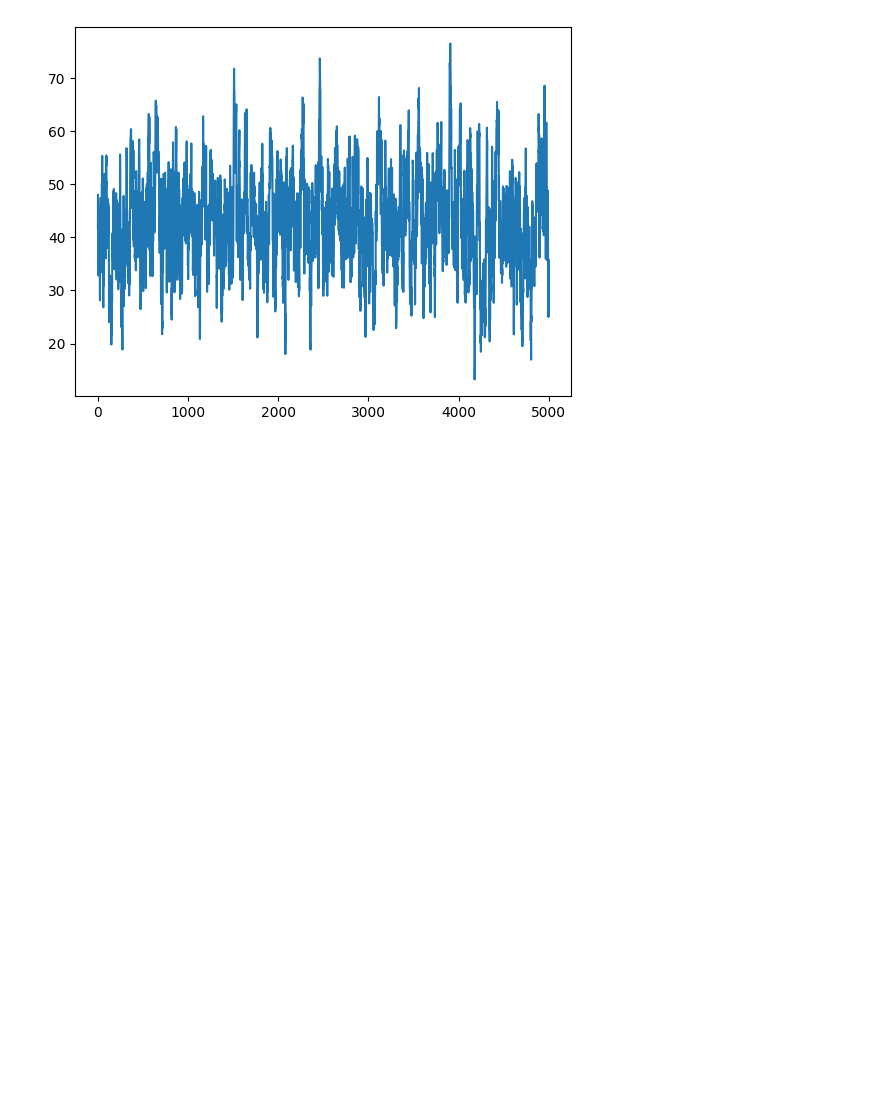
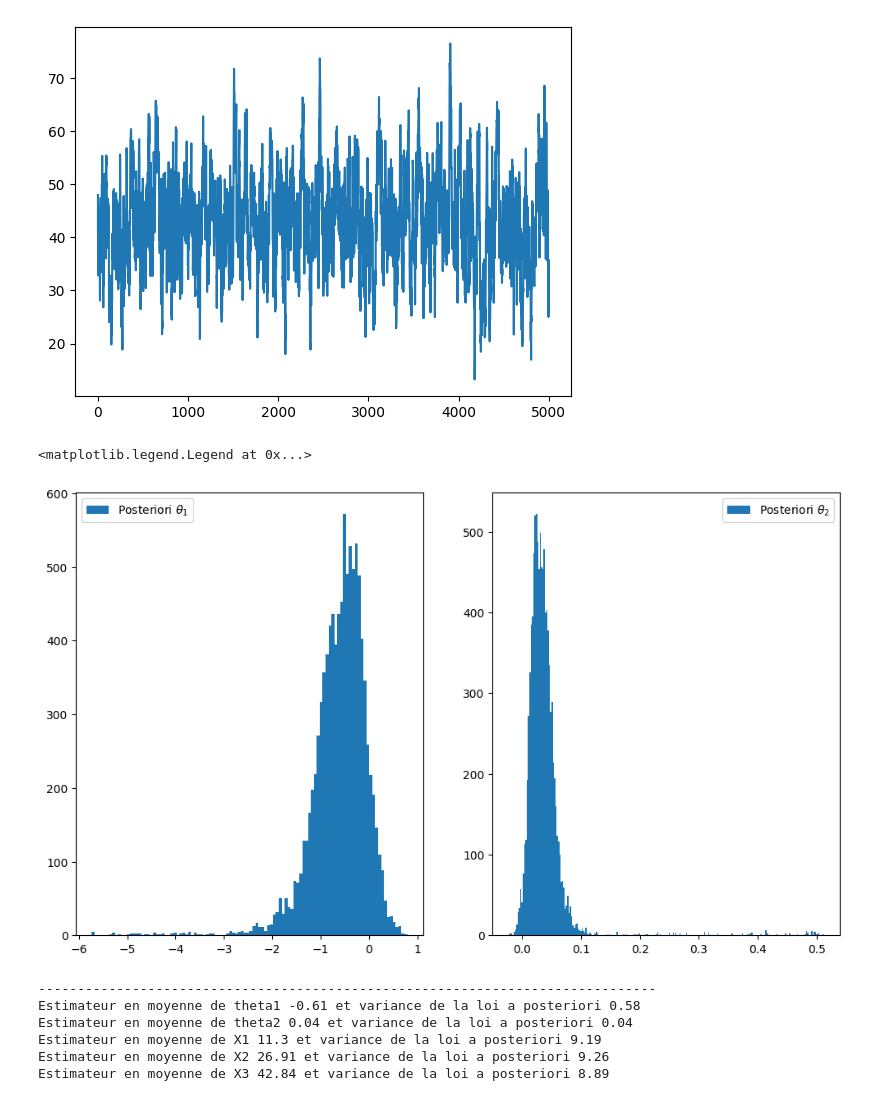
Before and after one commit to imn167/Air_Berkson, a Jupyter notebook: Air_2.ipynb, the cells around one changed output. Saved outputs shown, nothing was run; the diff lists cells and outputs as text; code cells hidden in the pictures; blank space fills up the shorter version.

```diff
--- a/Air_2.ipynb
+++ b/Air_2.ipynb
@@ -115,3 +115,29 @@ plt.show()
 [figure]
 [figure]
 [figure]
+# %%
+fig, ax = plt.subplot_mosaic([["A","B"]], figsize = (12, 7))
+ax["A"].hist(theta[: , 0], bins = "auto", label = r"Posteriori $\theta_1$")
+ax["A"].legend()
+
+
+ax["B"].hist(theta[: , 1], bins = "auto", label = r"Posteriori $\theta_2$")
+ax["B"].legend()
+# %% [output]
+<matplotlib.legend.Legend at 0x...>
+[figure, added]
+# %%
+#Tableau résumé : statistiques des différents paramètres
+print("-------------------------------------------------------------------------------")
+print(f"Estimateur en moyenne de theta1 {round(np.mean(theta[: , 0]), 2)} et variance de la loi a posteriori {round(np.std(theta[: , 0]), 2)}")
+print(f"Estimateur en moyenne de theta2 {round(np.mean(theta[: , 1]),2)} et variance de la loi a posteriori {round(np.std(theta[: , 1]),2)}")
+print(f"Estimateur en moyenne de X1 {round(np.mean(x_chain[: , 0]),2)} et variance de la loi a posteriori {round(np.std(x_chain[: , 0]),2)}")
+print(f"Estimateur en moyenne de X2 {round(np.mean(x_chain[: , 1]),2)} et variance de la loi a posteriori {round(np.std(x_chain[: , 1]),2)}")
+print(f"Estimateur en moyenne de X3 {round(np.mean(x_chain[: , 2]),2)} et variance de la loi a posteriori {round(np.std(x_chain[: , 2]),2)}")
+# %% [output]
+-------------------------------------------------------------------------------
+Estimateur en moyenne de theta1 -0.61 et variance de la loi a posteriori 0.58
+Estimateur en moyenne de theta2 0.04 et variance de la loi a posteriori 0.04
+Estimateur en moyenne de X1 11.3 et variance de la loi a posteriori 9.19
+Estimateur en moyenne de X2 26.91 et variance de la loi a posteriori 9.26
+Estimateur en moyenne de X3 42.84 et variance de la loi a posteriori 8.89
```
